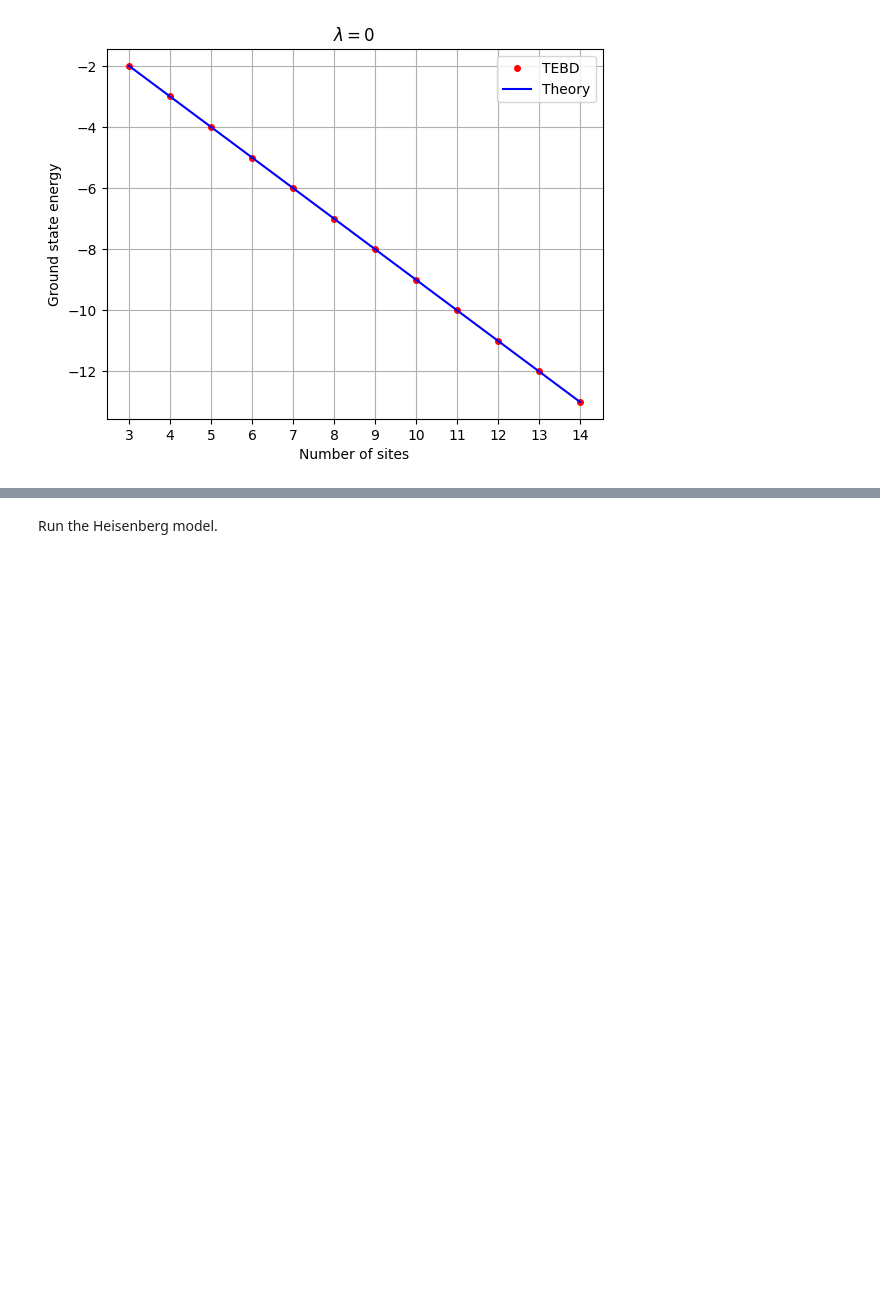
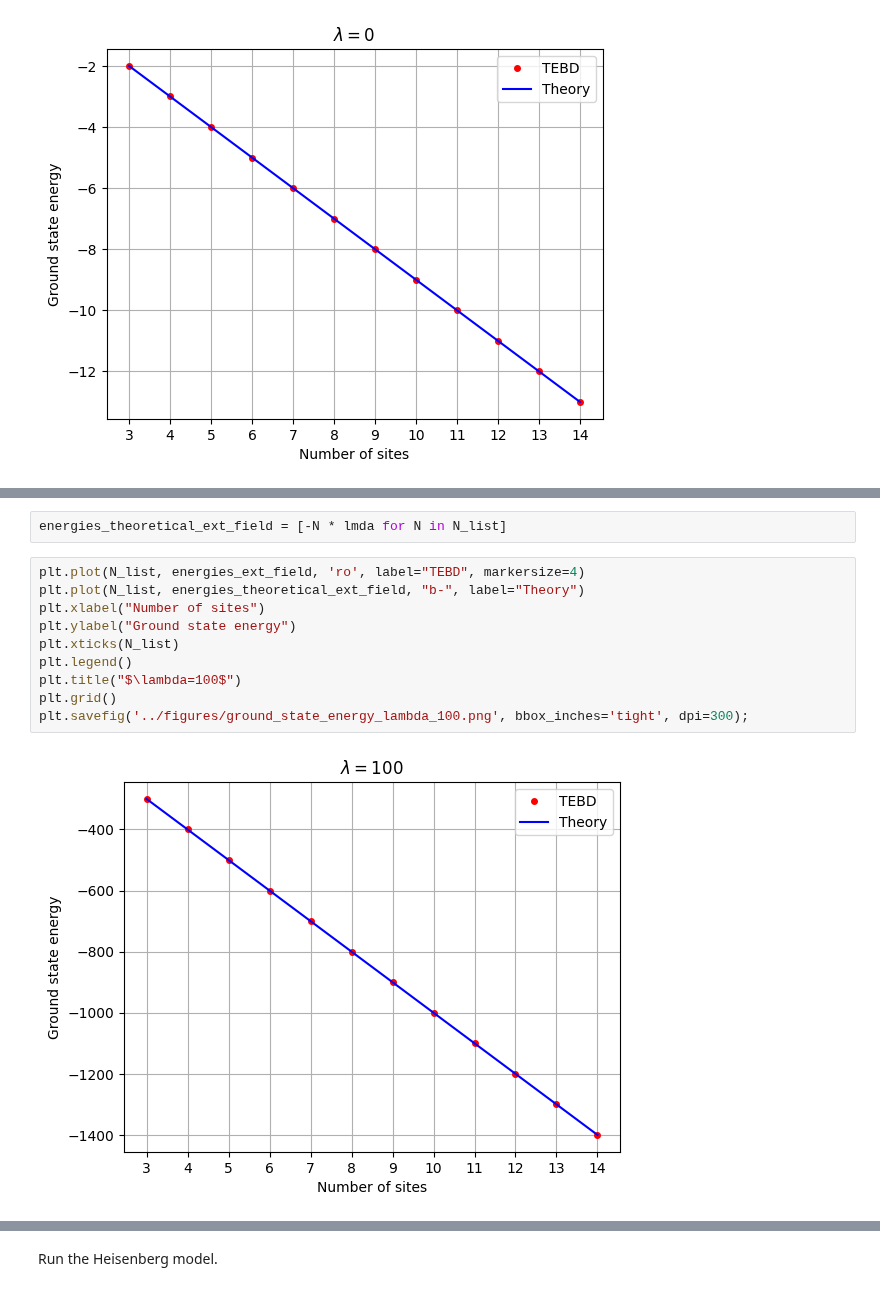
Before and after one commit to jchryssanthacopoulos/quantum_information, a Jupyter notebook: final_project/notebooks/tebd_finite.ipynb, the cells around one changed output, grey strips where cells are left out. Drawn from its saved outputs; the diff is of its cells as text; blank space fills up the shorter version.

```diff
--- a/final_project/notebooks/tebd_finite.ipynb
+++ b/final_project/notebooks/tebd_finite.ipynb
@@ -205,0 +233,14 @@ plt.savefig('../figures/ground_state_energy_lambda_0.png', bbox_inches='tight',
+# %%
+energies_theoretical_ext_field = [-N * lmda for N in N_list]
+# %%
+plt.plot(N_list, energies_ext_field, 'ro', label="TEBD", markersize=4)
+plt.plot(N_list, energies_theoretical_ext_field, "b-", label="Theory")
+plt.xlabel("Number of sites")
+plt.ylabel("Ground state energy")
+plt.xticks(N_list)
+plt.legend()
+plt.title("$\lambda=100$")
+plt.grid()
+plt.savefig('../figures/ground_state_energy_lambda_100.png', bbox_inches='tight', dpi=300);
+# %% [output]
+[figure, added]
```
Also changed, not shown: parts of 19 cells of this notebook, 5 other files.
